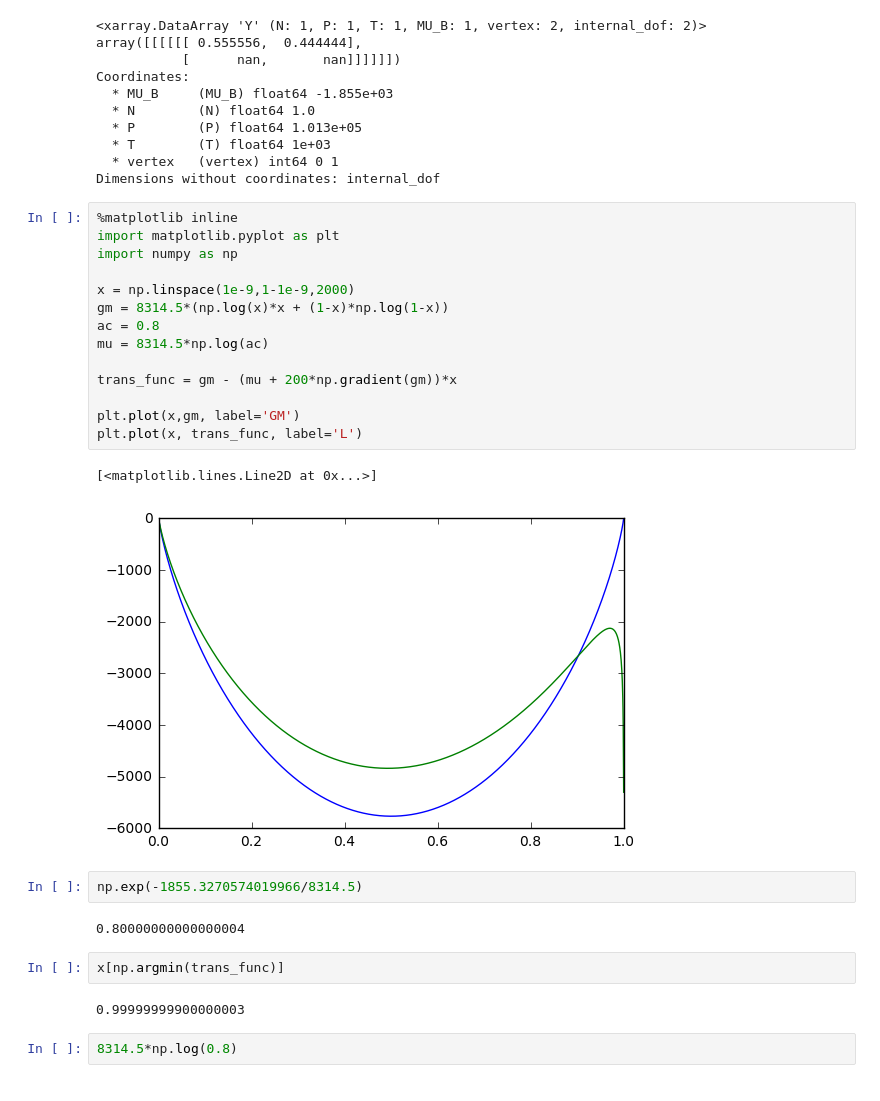
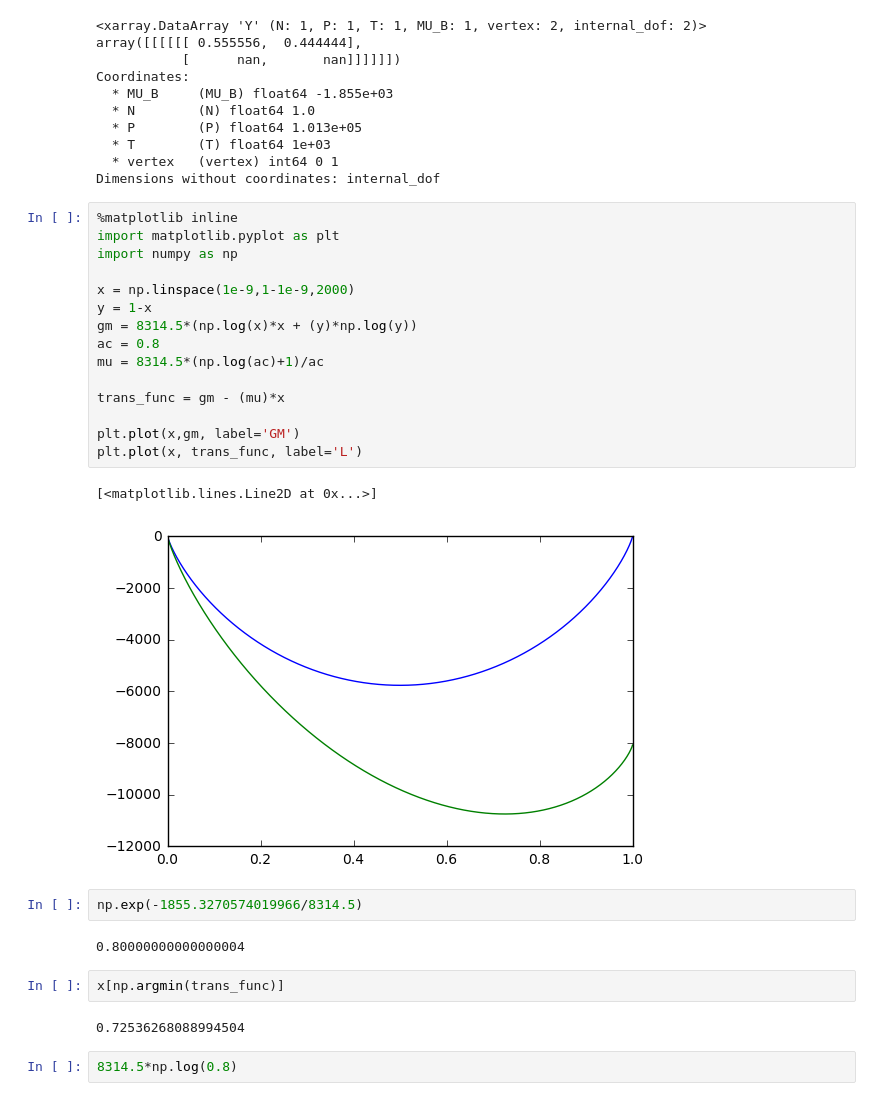
Before and after one commit to richardotis/pycalphad-sandbox, a Jupyter notebook: AdvancedConditions.ipynb, the cells around one changed output. Saved outputs shown, nothing was run; the diff lists cells and outputs as text.

```diff
--- a/AdvancedConditions.ipynb
+++ b/AdvancedConditions.ipynb
@@ -82,20 +82,21 @@ Dimensions without coordinates: internal_dof
 # %%
 %matplotlib inline
 import matplotlib.pyplot as plt
 import numpy as np
 
 x = np.linspace(1e-9,1-1e-9,2000)
-gm = 8314.5*(np.log(x)*x + (1-x)*np.log(1-x))
+y = 1-x
+gm = 8314.5*(np.log(x)*x + (y)*np.log(y))
 ac = 0.8
-mu = 8314.5*np.log(ac)
+mu = 8314.5*(np.log(ac)+1)/ac
 
-trans_func = gm - (mu + 200*np.gradient(gm))*x
+trans_func = gm - (mu)*x
 
 plt.plot(x,gm, label='GM')
 plt.plot(x, trans_func, label='L')
 # %% [output]
 [<matplotlib.lines.Line2D at 0x...>]
-[figure, old version]
+[figure, new version]
 # %%
 np.exp(-1855.3270574019966/8314.5)
 # %% [output]
@@ -103,7 +104,7 @@ np.exp(-1855.3270574019966/8314.5)
 # %%
 x[np.argmin(trans_func)]
 # %% [output]
-0.99999999900000003
+0.72536268088994504
 # %%
 8314.5*np.log(0.8)
 # %% [output]
```
Also changed, not shown: parts of 2 cells of this notebook.
